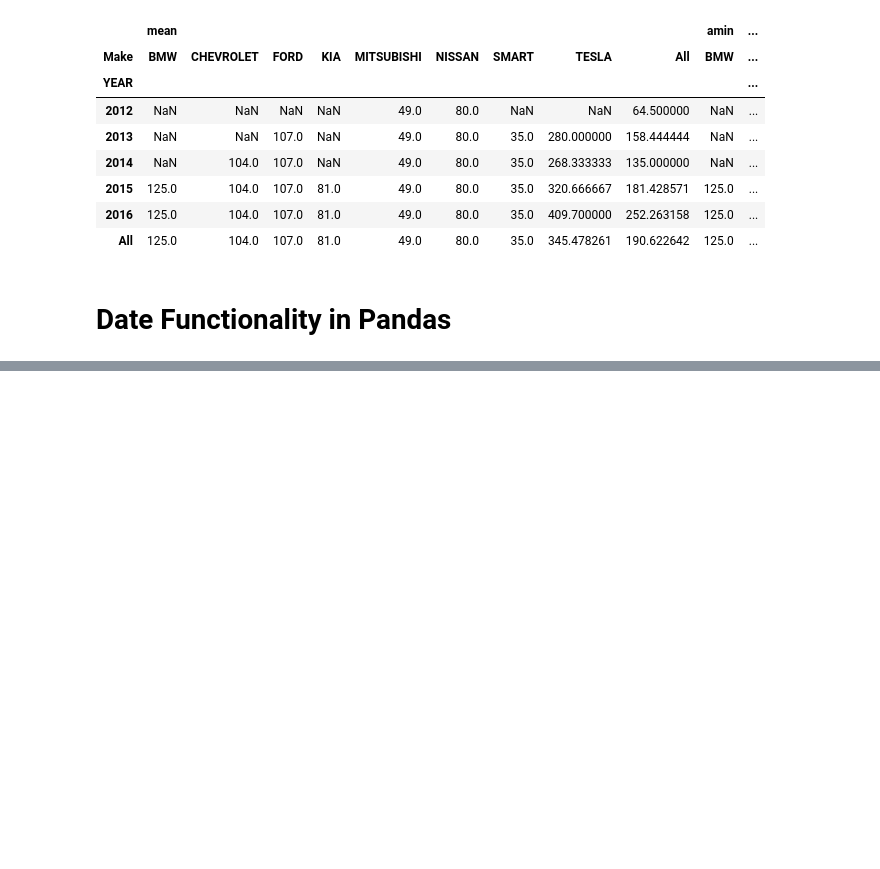
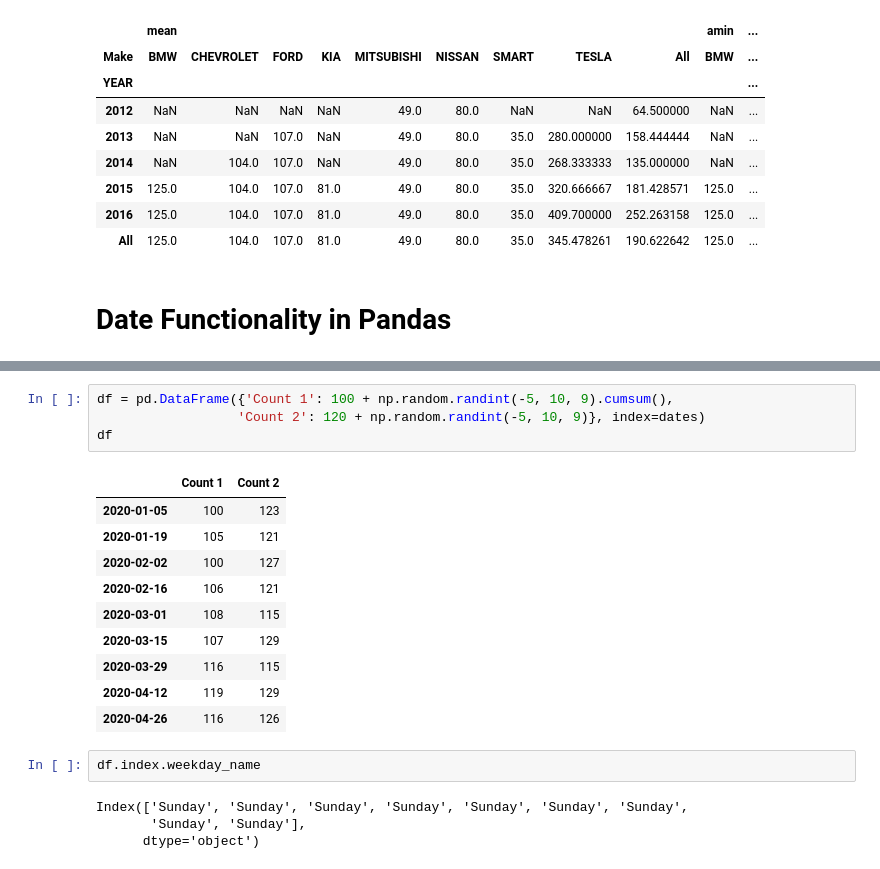
Before and after one commit to dhirajhimani/Jaskerat_ML_Course, a Jupyter notebook: Advance Pandas.ipynb, the cells around one changed output, grey strips where cells are left out. Saved outputs shown, nothing was run; the diff lists cells and outputs as text; blank space fills up the shorter version.

```diff
--- a/Advance Pandas.ipynb
+++ b/Advance Pandas.ipynb
@@ -443,0 +531,21 @@ df.pivot_table(values='(kW)', index='YEAR', columns='Make', aggfunc=[np.mean,np.
+# %%
+df = pd.DataFrame({'Count 1': 100 + np.random.randint(-5, 10, 9).cumsum(),
+                  'Count 2': 120 + np.random.randint(-5, 10, 9)}, index=dates)
+df
+# %% [output]
+|  | Count 1 | Count 2 |
+| 2020-01-05 | 100 | 123 |
+| 2020-01-19 | 105 | 121 |
+| 2020-02-02 | 100 | 127 |
+| 2020-02-16 | 106 | 121 |
+| 2020-03-01 | 108 | 115 |
+| 2020-03-15 | 107 | 129 |
+| 2020-03-29 | 116 | 115 |
+| 2020-04-12 | 119 | 129 |
+| 2020-04-26 | 116 | 126 |
+# %%
+df.index.weekday_name
+# %% [output]
+Index(['Sunday', 'Sunday', 'Sunday', 'Sunday', 'Sunday', 'Sunday', 'Sunday',
+       'Sunday', 'Sunday'],
+      dtype='object')
```
Also changed, not shown: parts of 24 cells of this notebook, 9 other files.
